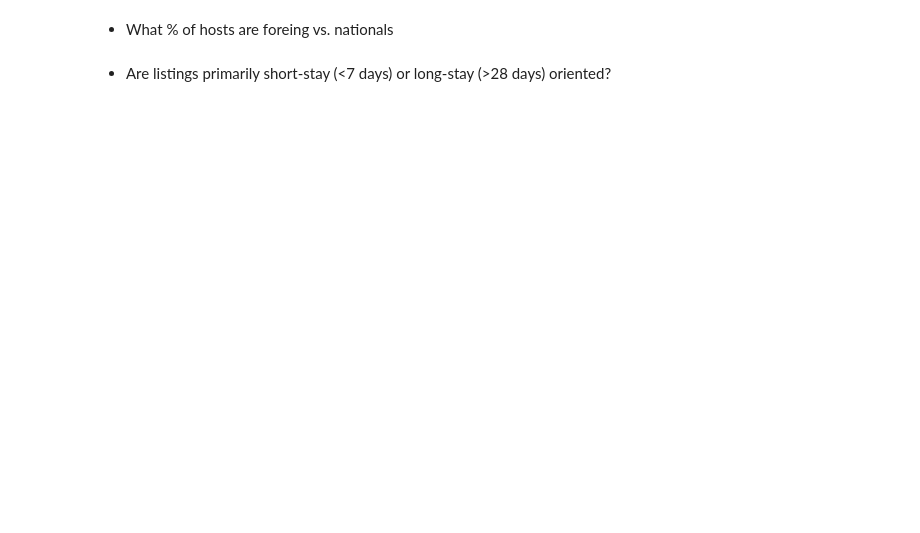
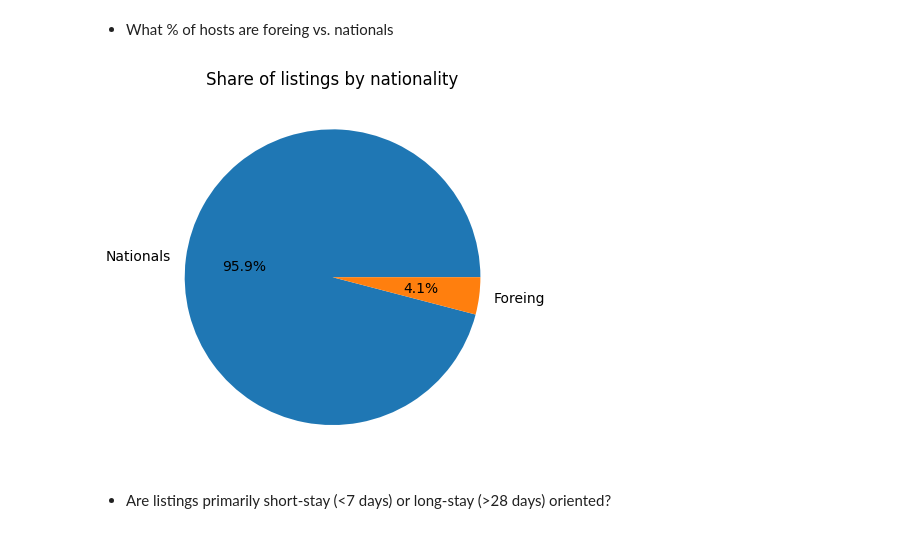
Before and after one commit to EdgarHTT/Airbnb_CDMX_EDA, a Jupyter notebook: Airbnb_CDMX_EDA.ipynb, the cells around one changed output. Saved outputs shown, nothing was run; the diff lists cells and outputs as text; code cells hidden in the pictures; blank space fills up the shorter version.

```diff
--- a/Airbnb_CDMX_EDA.ipynb
+++ b/Airbnb_CDMX_EDA.ipynb
@@ -301,4 +334,16 @@ ValueError: x must be 1D
 # %% [markdown]
 - What % of hosts are foreing vs. nationals
+# %%
+hosts_locations = listings.host_location.dropna()
+nationals_filter = hosts_locations.str.contains("Mex")
+
+foreing = len(hosts_locations[~nationals_filter])
+nationals = len(nationals_filter)
+
+fig, ax = plt.subplots()
+ax.pie([nationals, foreing], labels=['Nationals', 'Foreing'], autopct="%1.1f%%")
+plt.title('Share of listings by nationality');
+# %% [output]
+[figure, added]
 # %% [markdown]
 - Are listings primarily short-stay (<7 days) or long-stay (>28 days) oriented?
```
Also changed, not shown: parts of 11 cells of this notebook.
